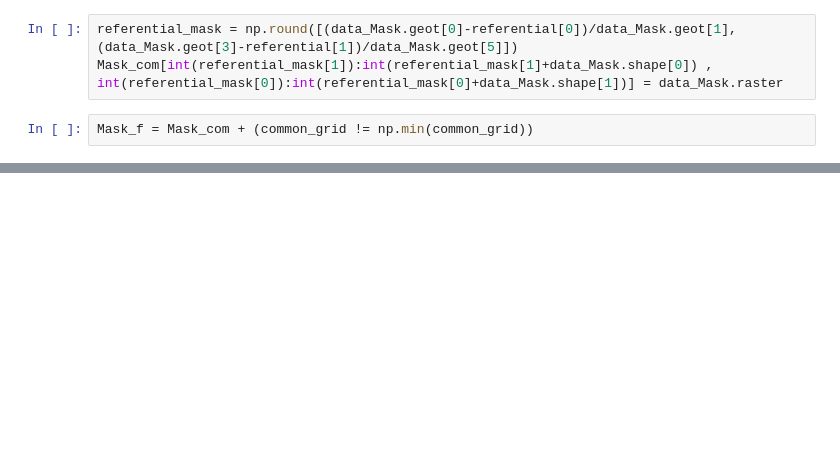
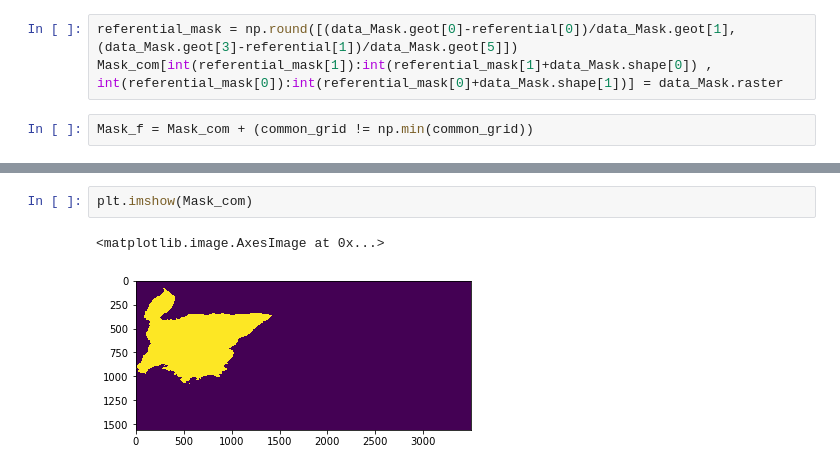
Before and after one commit to valDallalba/Tsanfleuron_geostatistical_baserock_estimation_paper, a Jupyter notebook: jupyter/01_Tsanfleuron_data.ipynb, the cells around one changed output, grey strips where cells are left out. Cells and saved outputs as stored; diff of their text form; blank space fills up the shorter version.

```diff
--- a/jupyter/01_Tsanfleuron_data.ipynb
+++ b/jupyter/01_Tsanfleuron_data.ipynb
@@ -143,0 +185,5 @@ Mask_f.shape
+# %%
+plt.imshow(Mask_com)
+# %% [output]
+<matplotlib.image.AxesImage at 0x...>
+[figure, added]
```
Also changed, not shown: parts of 24 cells of this notebook, 5 other files.
